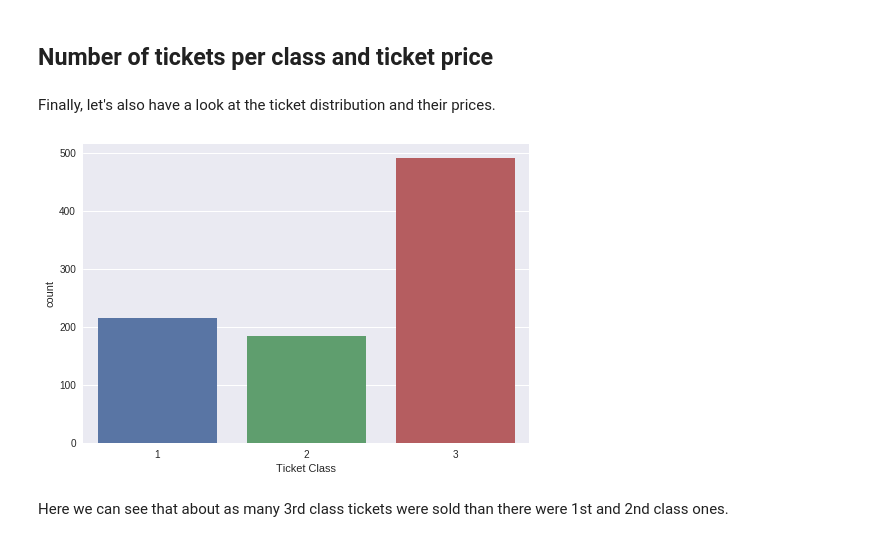
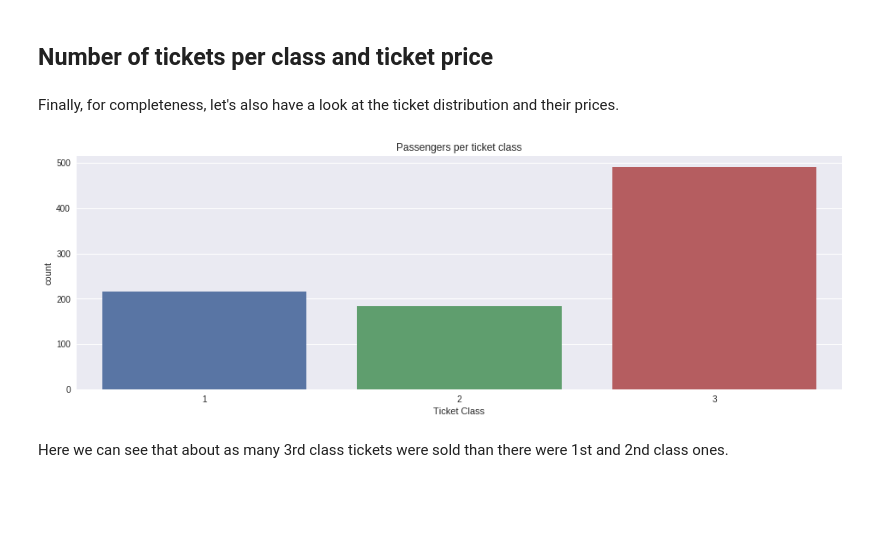
Before and after one commit to sunsided/DAND-Titanic, a Jupyter notebook: titanic.ipynb, the cells around one changed output. Saved outputs shown, nothing was run; the diff lists cells and outputs as text; code cells hidden in the pictures; blank space fills up the shorter version.

```diff
--- a/titanic.ipynb
+++ b/titanic.ipynb
@@ -789,12 +846,14 @@ From this it is apparent that the survivorship of men is almost evenly distribut
 # %% [markdown]
 ## Number of tickets per class and ticket price
 # %% [markdown]
-Finally, let's also have a look at the ticket distribution and their prices.
+Finally, for completeness, let's also have a look at the ticket distribution and their prices.
 # %%
+fig, ax = plt.subplots(figsize=(16, 5))
 sns.countplot(x='Pclass', data=titanic)
-plt.xlabel('Ticket Class');
+plt.xlabel('Ticket Class')
+plt.title('Passengers per ticket class');
 # %% [output]
-[figure, old version]
+[figure, new version]
 # %% [markdown]
 Here we can see that about as many 3rd class tickets were sold than there were 1st and 2nd class ones.
 # %% [markdown]
```
Also changed, not shown: parts of 21 cells of this notebook, 1 other file.
